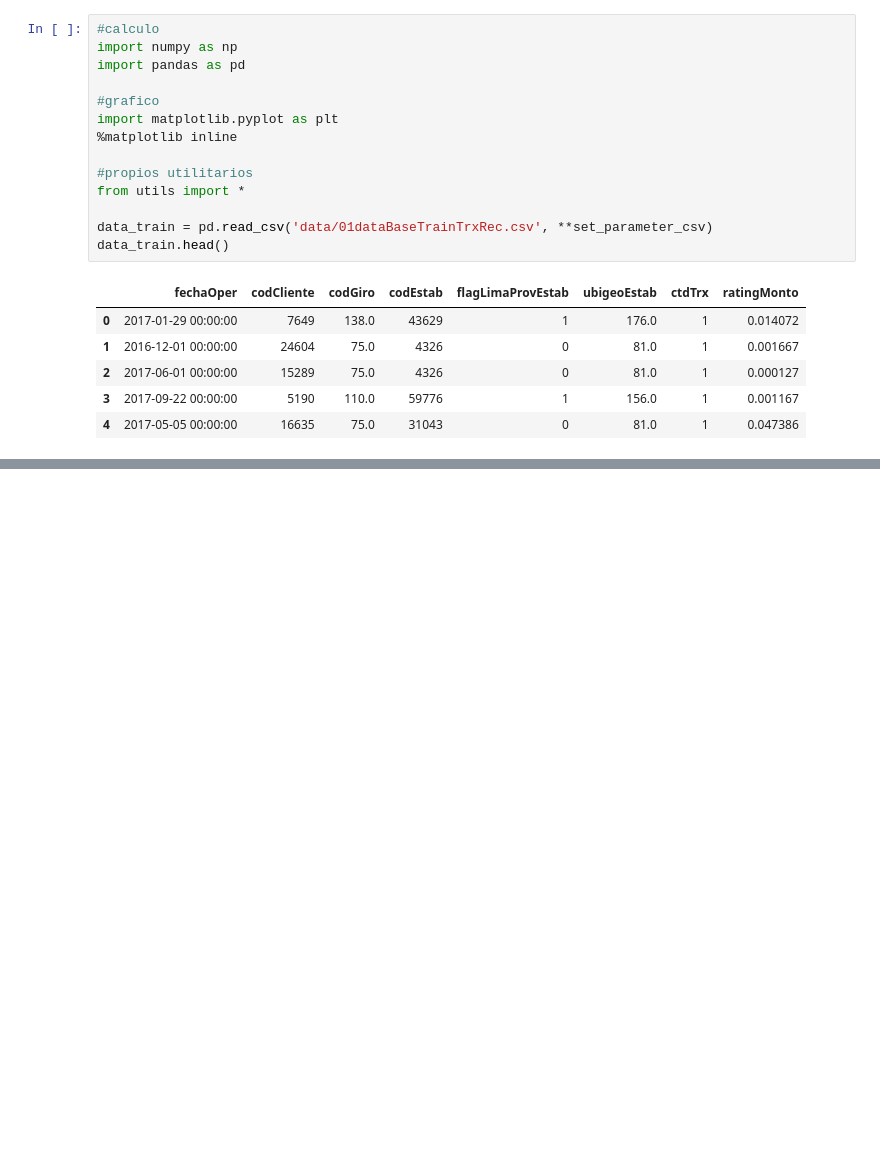
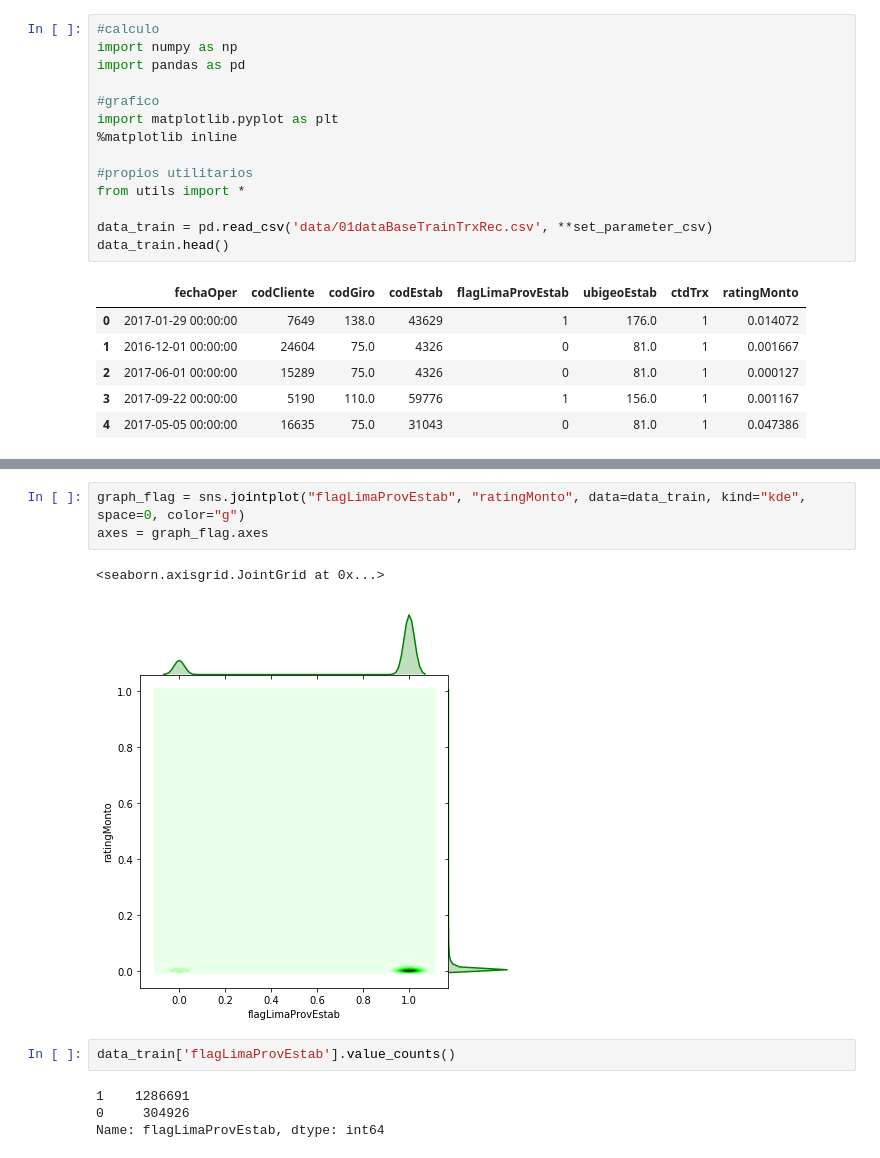
Before and after one commit to kendalvictor/codeando, a Jupyter notebook: machine_learning/_bbva data challeneger 2018/while_i_am_working.ipynb, the cells around one changed output, grey strips where cells are left out. Cells and saved outputs as stored; diff of their text form; blank space fills up the shorter version.

```diff
--- a/machine_learning/_bbva data challeneger 2018/while_i_am_working.ipynb
+++ b/machine_learning/_bbva data challeneger 2018/while_i_am_working.ipynb
@@ -88,0 +46,12 @@ null_verificator(data_perfil)
+# %%
+graph_flag = sns.jointplot("flagLimaProvEstab", "ratingMonto", data=data_train, kind="kde", space=0, color="g")
+axes = graph_flag.axes
+# %% [output]
+<seaborn.axisgrid.JointGrid at 0x...>
+[figure, added]
+# %%
+data_train['flagLimaProvEstab'].value_counts()
+# %% [output]
+1    1286691
+0     304926
+Name: flagLimaProvEstab, dtype: int64
```
Also changed, not shown: parts of 15 cells of this notebook.
